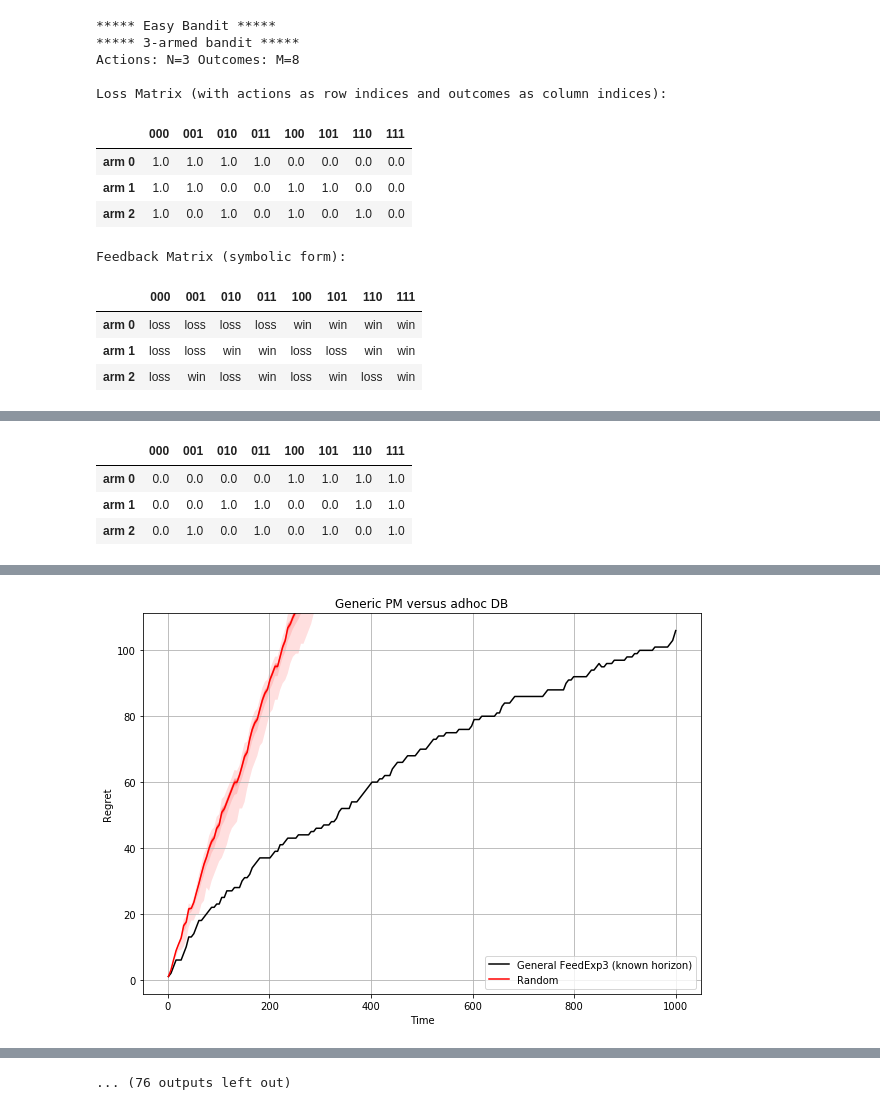
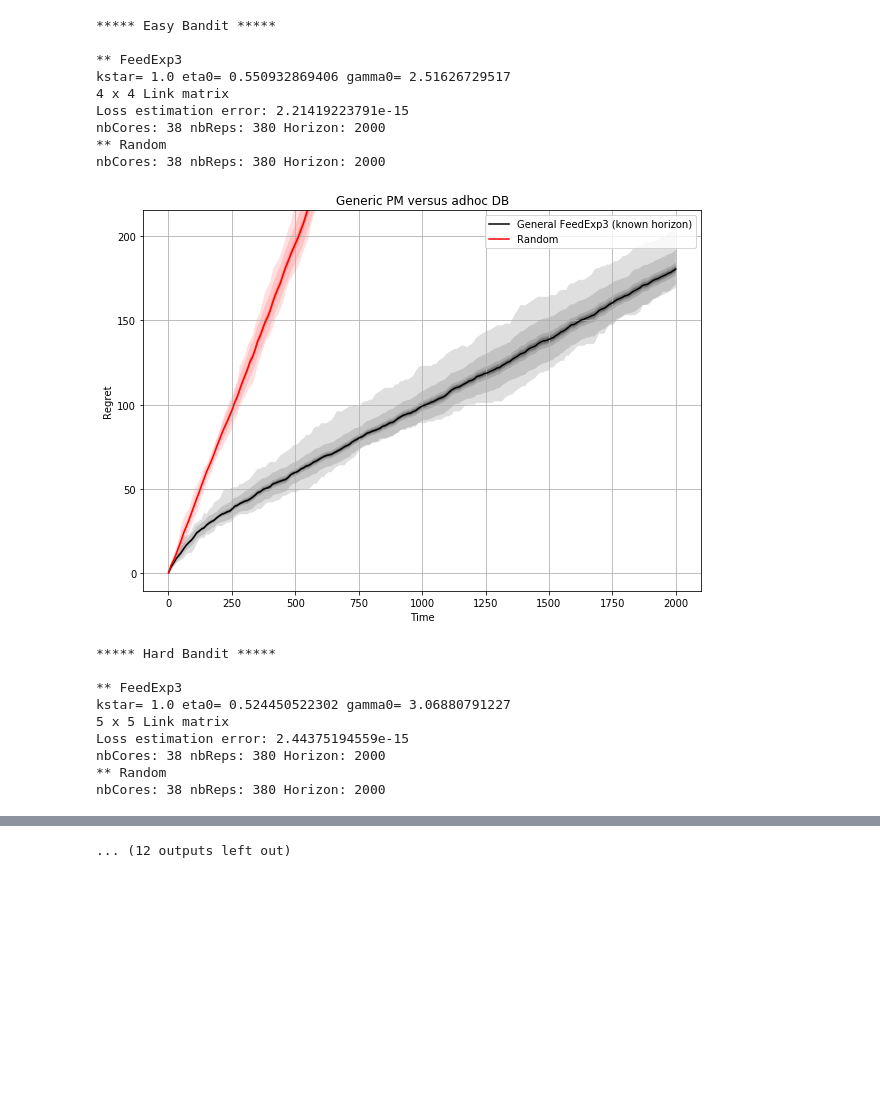
Before and after one commit to TanguyUrvoy/pmlib, a Jupyter notebook: PmlibTutorial.ipynb, the cells around one changed output, grey strips where cells are left out. Drawn from its saved outputs; the diff is of its cells as text; code cells hidden in the pictures; blank space fills up the shorter version.

Commit message:
new games, PM hierarchy seems to work

```diff
--- a/PmlibTutorial.ipynb
+++ b/PmlibTutorial.ipynb
@@ -161,0 +67,33 @@ P(0000)=0.046875 P(0001)=0.015625 P(0010)=0.046875 P(0011)=0.015625 P(0100)=0.04
+# %%
+# We provide a list of benchmark games settings:
+# pmlib.benchmark_games
+
+
+# the pmlib.problemClass() function computes the complexity class of any finite game in the PM hierarchy.
+#
+# It can be either:
+# * trivial     gives \Theta(1) minmax regret
+# * easy        gives \Theta(\sqrt(T)) minmax regret
+# * hard        gives \Theta(T^{2/3}) minmax regret
+# * or intractable with a linear minmax regret
+#
+# (see Gabor et al. "Partial monitoring – classification, regret bounds, and algorithms" 2013)
+#
+# This function and many others are based on the python wrapper to the Parma Polyhedra Library (ppl)
+# see http://bugseng.com/products/ppl/
+# and https://pypi.python.org/pypi/pplpy/0.6
+import ppl
+
+# We can analyze all the games of the benchmark list:
+
+for i in range(len(pmlib.benchmark_games)):
+    print
+    print
+    print "*****", pmlib.benchmark_names[i], "*****"
+    game = pmlib.benchmark_games[i]
+    game.dump(plot=False, nice = True) # set plot=True to plot the outcome distributions
+    # gives game hierarchy
+    hierarchy, why = pmlib.ProblemClass(game)
+    print
+    print
+    print "======> This game is", hierarchy.upper() + ", because", why
@@ -239,28 +222,32 @@ nbCores: 38 nbReps: 76 Horizon: 10000
 # %%
-# we provide a list of benchmark games settings:
-horizon = 1000
-nbReps = nbCores
-
+# We can also plot all these games (change horizon and nbReps at will)
+horizon = 2000
+nbReps = nbCores*10
 
 for i in range(len(pmlib.benchmark_games)):
     print
     print
     print "*****", pmlib.benchmark_names[i], "*****"
     game = pmlib.benchmark_games[i]
-    game.dump(plot=False, nice = True) # set plot=True to plot the outcome distributions
+    print
     plot_game(game)
 # %% [output]
 ***** Easy Bandit *****
-***** 3-armed bandit *****
-Actions: N=3 Outcomes: M=8
 
-Loss Matrix (with actions as row indices and outcomes as column indices):
+** FeedExp3
+kstar= 1.0 eta0= 0.550932869406 gamma0= 2.51626729517
+4 x 4 Link matrix
+Loss estimation error: 2.21419223791e-15
+nbCores: 38 nbReps: 380 Horizon: 2000
+** Random
+nbCores: 38 nbReps: 380 Horizon: 2000
-|  | 000 | 001 | 010 | 011 | 100 | 101 | 110 | 111 |
-| arm 0 | 1.0 | 1.0 | 1.0 | 1.0 | 0.0 | 0.0 | 0.0 | 0.0 |
-| arm 1 | 1.0 | 1.0 | 0.0 | 0.0 | 1.0 | 1.0 | 0.0 | 0.0 |
-| arm 2 | 1.0 | 0.0 | 1.0 | 0.0 | 1.0 | 0.0 | 1.0 | 0.0 |
+[figure, new version]
-Feedback Matrix (symbolic form):
+***** Hard Bandit *****
+
+** FeedExp3
+kstar= 1.0 eta0= 0.524450522302 gamma0= 3.06880791227
+5 x 5 Link matrix
+Loss estimation error: 2.44375194559e-15
+nbCores: 38 nbReps: 380 Horizon: 2000
+** Random
+nbCores: 38 nbReps: 380 Horizon: 2000
-|  | 000 | 001 | 010 | 011 | 100 | 101 | 110 | 111 |
-| arm 0 | loss | loss | loss | loss | win | win | win | win |
-| arm 1 | loss | loss | win | win | loss | loss | win | win |
-| arm 2 | loss | win | loss | win | loss | win | loss | win |
@@ -268,4 +263,0 @@ Feedback Matrix (numeric form):
-|  | 000 | 001 | 010 | 011 | 100 | 101 | 110 | 111 |
-| arm 0 | 0.0 | 0.0 | 0.0 | 0.0 | 1.0 | 1.0 | 1.0 | 1.0 |
-| arm 1 | 0.0 | 0.0 | 1.0 | 1.0 | 0.0 | 0.0 | 1.0 | 1.0 |
-| arm 2 | 0.0 | 1.0 | 0.0 | 1.0 | 0.0 | 1.0 | 0.0 | 1.0 |
@@ -280 +273,0 @@ nbCores: 38 nbReps: 38 Horizon: 1000
-[figure, old version]
@@ -297 +295 @@ Feedback Matrix (symbolic form):
-... (76 outputs left out)
+... (12 outputs left out)
```
Also changed, not shown: parts of 11 cells of this notebook, 2 other files.
